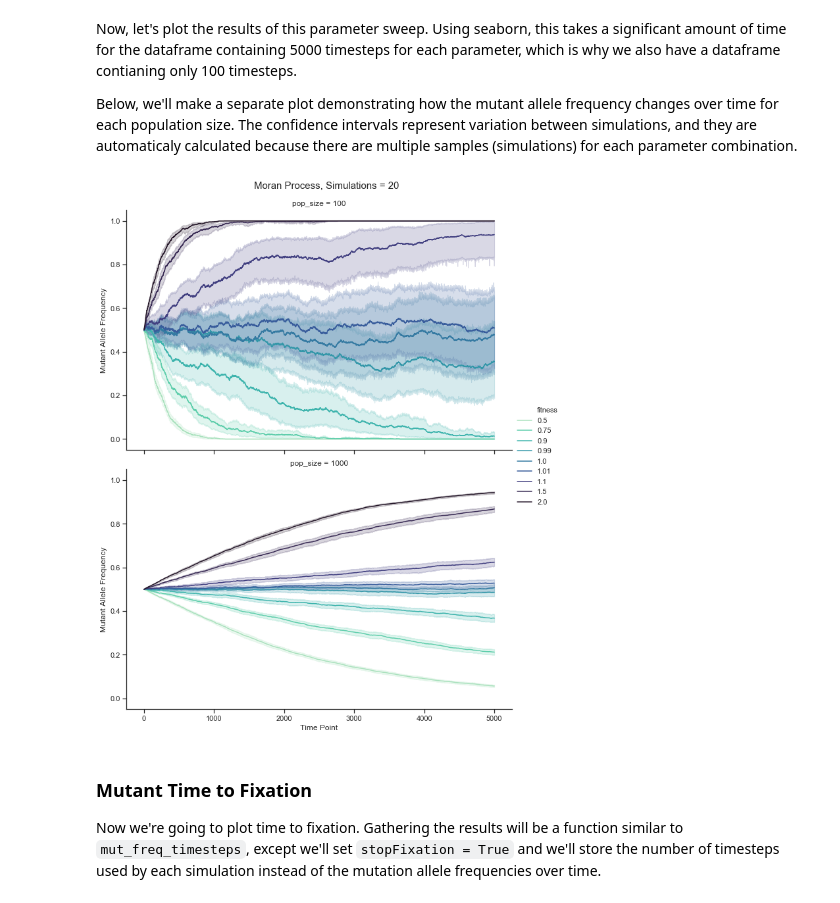
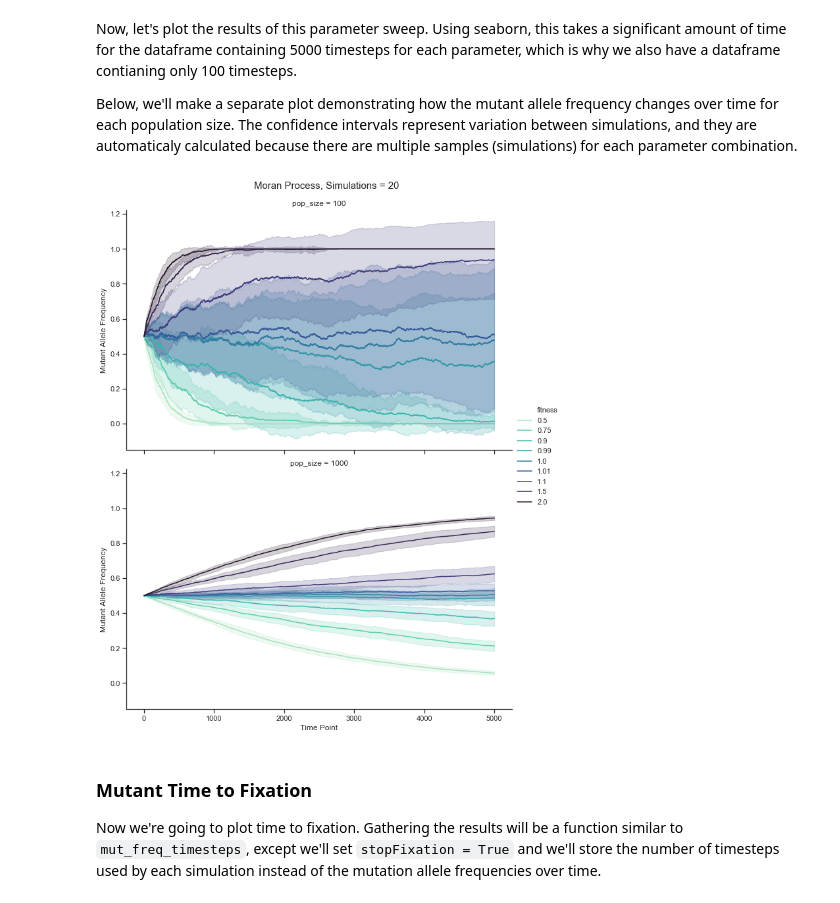
Before and after one commit to jessicascarborough/stochastic-modeling, a Jupyter notebook: stochastic_modeling.ipynb, the cells around one changed output. Drawn from its saved outputs; the diff is of its cells as text; code cells hidden in the pictures.

```diff
--- a/stochastic_modeling.ipynb
+++ b/stochastic_modeling.ipynb
@@ -175,15 +242,15 @@ Below, we'll make a separate plot demonstrating how the mutant allele frequency
 # %%
 s = [.25, .75, 2, 4]
 
-g = sns.relplot(x="timepoint", y="mut_prop", row="pop_size",
+g = sns.relplot(x="timepoint", y="mut_prop", row="pop_size", ci = "sd",
                   palette = sns.color_palette("mako_r", len(fitness_range)),
                   hue = "fitness", kind = "line", height = 6, aspect = 1.5,
                   data=mut_freq_5000steps)
 plt.subplots_adjust(top=0.93) # adjusts main title to not overlap with subtitles
 g.fig.suptitle("Moran Process, Simulations = 20", fontsize=15)
 g.set_axis_labels(x_var='Time Point', y_var='Mutant Allele Frequency');
 # %% [output]
-[figure, old version]
+[figure, new version]
 # %% [markdown]
 ### Mutant Time to Fixation
 
```
Also changed, not shown: parts of 51 cells of this notebook.
